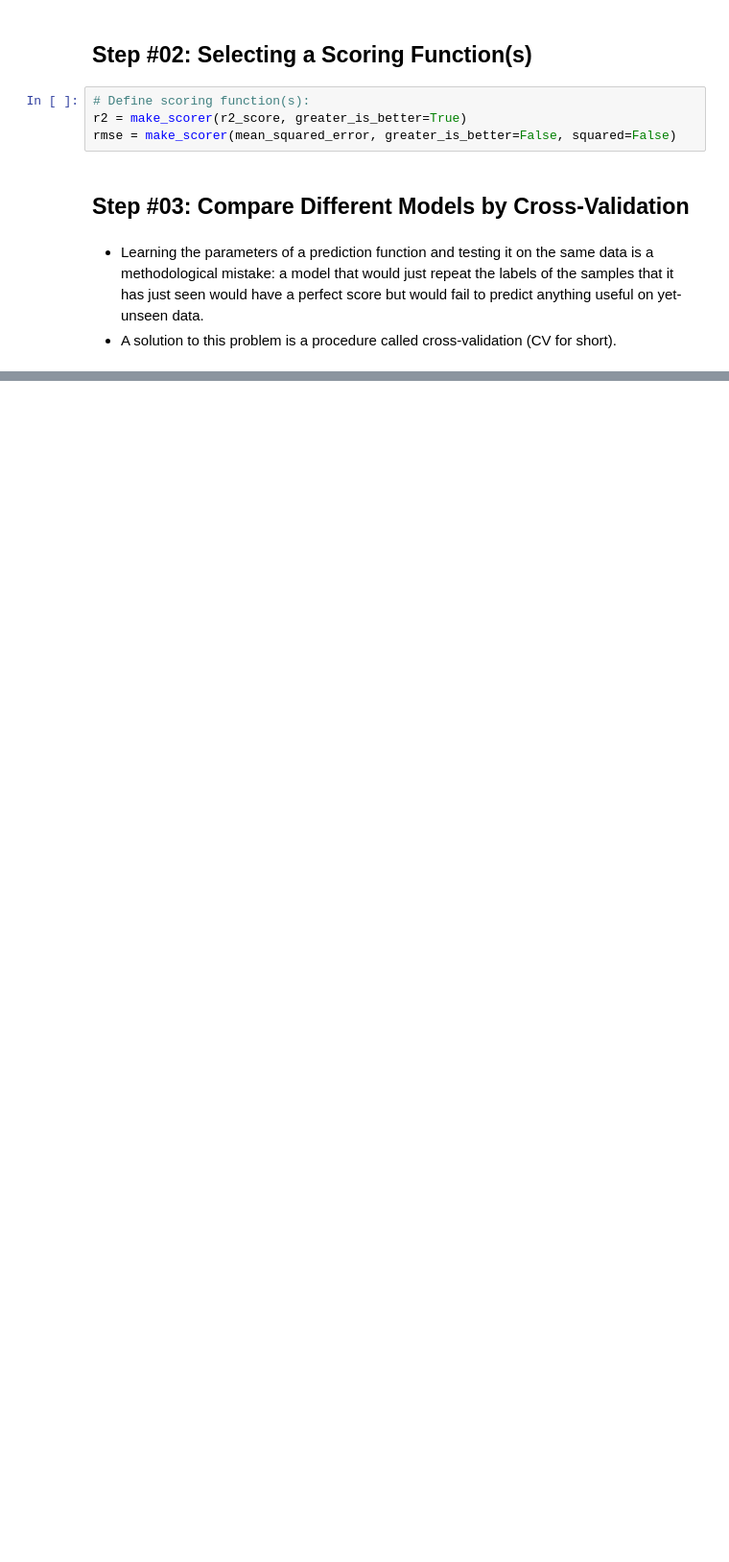
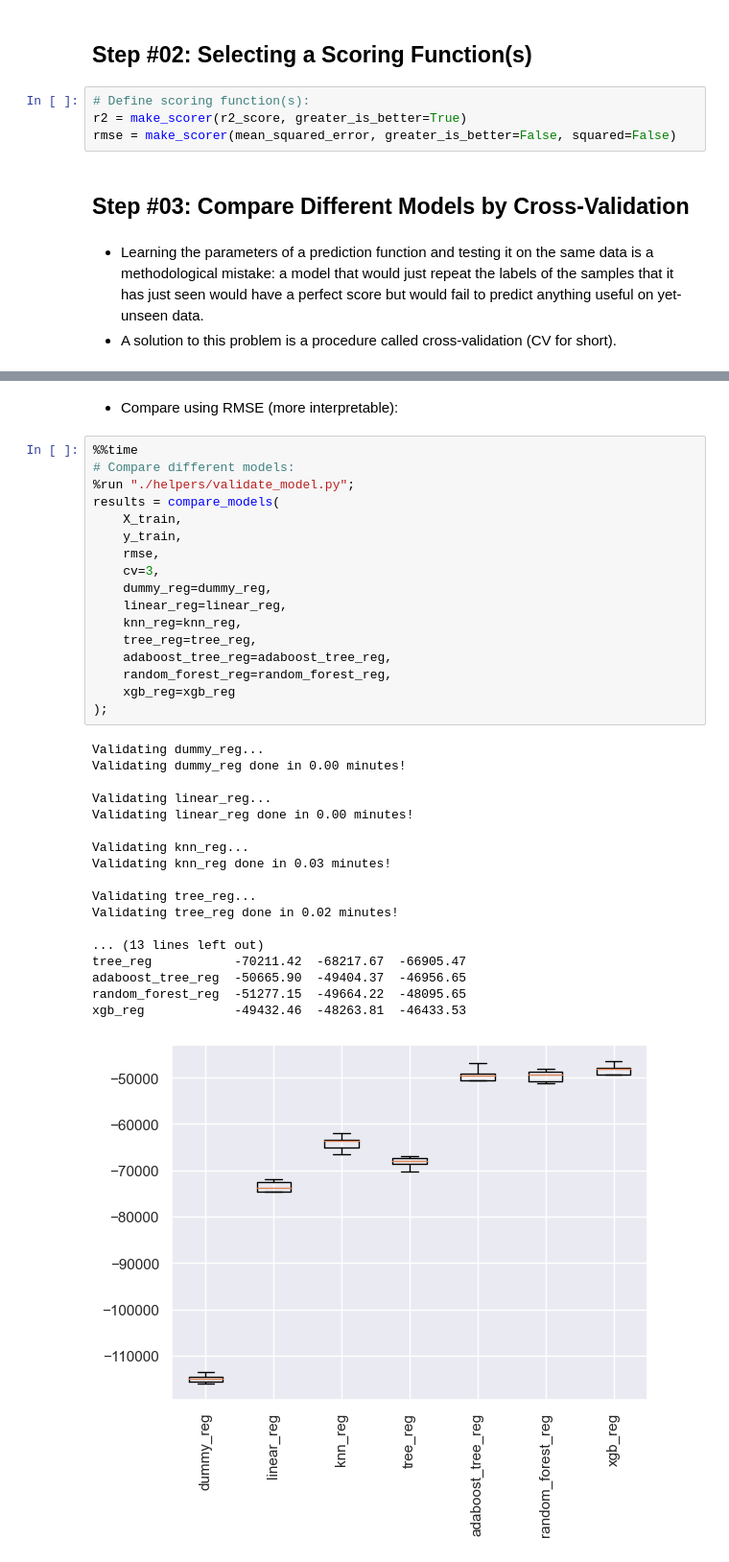
Before and after one commit to mohebmaher/GDSC-California-Housing-Prices, a Jupyter notebook: 03_model_selection.ipynb, the cells around one changed output, grey strips where cells are left out. Shown: that part at 96% size. Drawn from its saved outputs; the diff is of its cells as text; blank space fills up the shorter version.

```diff
--- a/03_model_selection.ipynb
+++ b/03_model_selection.ipynb
@@ -98,0 +99,38 @@ Wall time: 13min 17s
+# %% [markdown]
+- Compare using RMSE (more interpretable):
+# %%
+%%time
+# Compare different models:
+%run "./helpers/validate_model.py";
+results = compare_models(
+    X_train,
+    y_train,
+    rmse,
+    cv=3,
+    dummy_reg=dummy_reg,
+    linear_reg=linear_reg,
+    knn_reg=knn_reg,
+    tree_reg=tree_reg,
+    adaboost_tree_reg=adaboost_tree_reg,
+    random_forest_reg=random_forest_reg,
+    xgb_reg=xgb_reg
+);
+# %% [output]
+Validating dummy_reg...
+Validating dummy_reg done in 0.00 minutes!
+
+Validating linear_reg...
+Validating linear_reg done in 0.00 minutes!
+
+Validating knn_reg...
+Validating knn_reg done in 0.03 minutes!
+
+Validating tree_reg...
+Validating tree_reg done in 0.02 minutes!
+
+... (13 lines left out)
+tree_reg           -70211.42  -68217.67  -66905.47
+adaboost_tree_reg  -50665.90  -49404.37  -46956.65
+random_forest_reg  -51277.15  -49664.22  -48095.65
+xgb_reg            -49432.46  -48263.81  -46433.53
+[figure, added]
```
Also changed, not shown: parts of 4 cells of this notebook.
